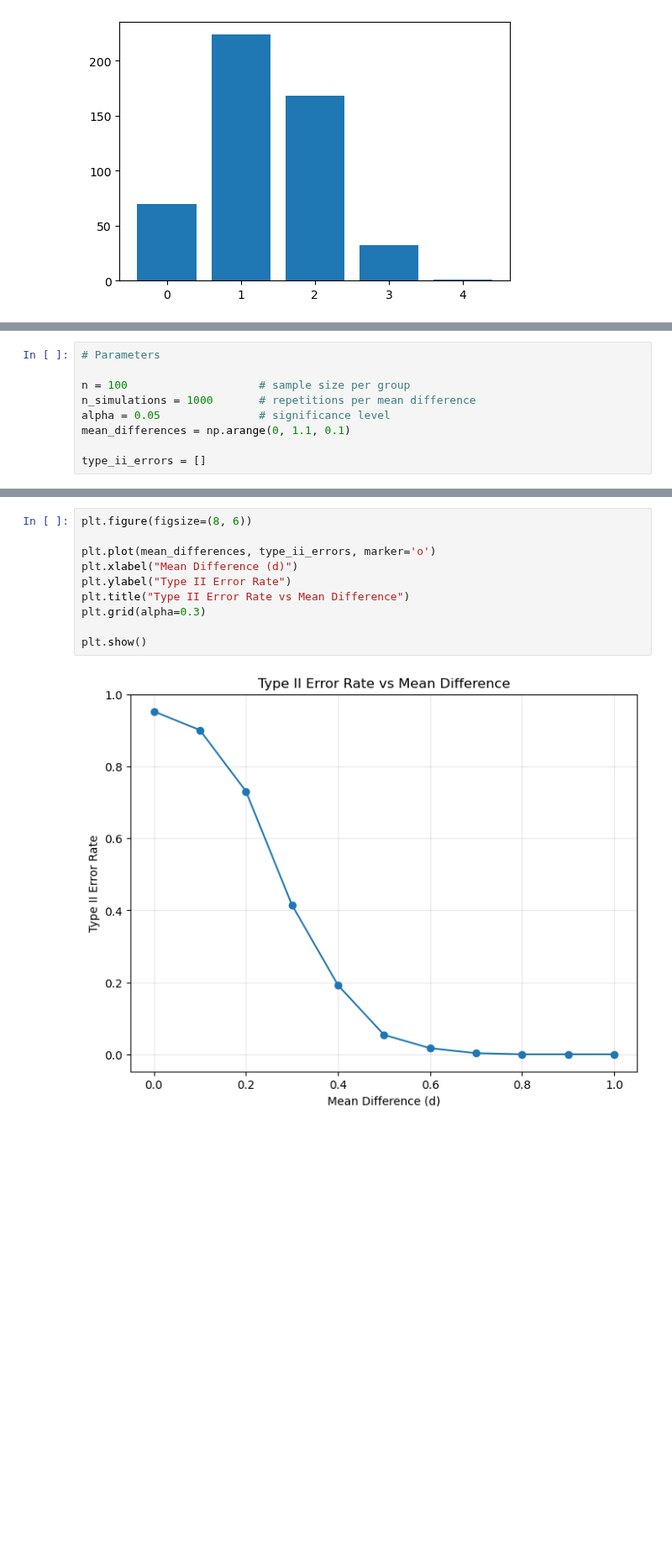
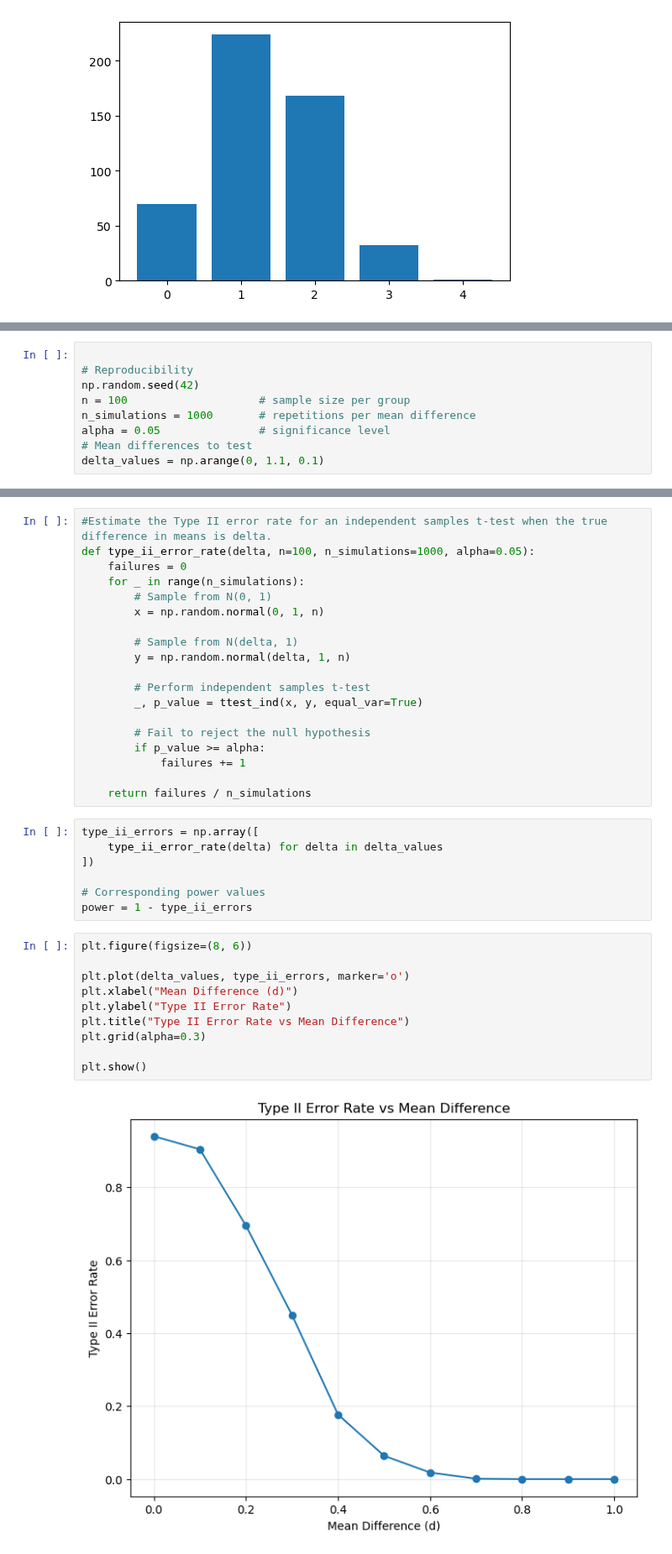
Before and after one commit to FabianeCancian/Applied-statistics, a Jupyter notebook: problems.ipynb, the cells around one changed output, grey strips where cells are left out. Shown at 84% size. Saved outputs shown, nothing was run; the diff lists cells and outputs as text; blank space fills up the shorter version.

```diff
--- a/problems.ipynb
+++ b/problems.ipynb
@@ -212,10 +208,10 @@ plt.show()
 ****
 # %%
-# Parameters
 
+# Reproducibility
+np.random.seed(42)
 n = 100                    # sample size per group
 n_simulations = 1000       # repetitions per mean difference
 alpha = 0.05               # significance level
-mean_differences = np.arange(0, 1.1, 0.1)
-
-type_ii_errors = []
+# Mean differences to test
+delta_values = np.arange(0, 1.1, 0.1)
@@ -247,12 +218,38 @@ type_ii_errors = np.array(type_ii_errors)
+# %%
+#Estimate the Type II error rate for an independent samples t-test when the true difference in means is delta.
+def type_ii_error_rate(delta, n=100, n_simulations=1000, alpha=0.05):
+    failures = 0
+    for _ in range(n_simulations):
+        # Sample from N(0, 1)
+        x = np.random.normal(0, 1, n)
+
+        # Sample from N(delta, 1)
+        y = np.random.normal(delta, 1, n)
+
+        # Perform independent samples t-test
+        _, p_value = ttest_ind(x, y, equal_var=True)
+
+        # Fail to reject the null hypothesis
+        if p_value >= alpha:
+            failures += 1
+
+    return failures / n_simulations
+# %%
+type_ii_errors = np.array([
+    type_ii_error_rate(delta) for delta in delta_values
+])
+
+# Corresponding power values
+power = 1 - type_ii_errors
 # %%
 plt.figure(figsize=(8, 6))
 
-plt.plot(mean_differences, type_ii_errors, marker='o')
+plt.plot(delta_values, type_ii_errors, marker='o')
 plt.xlabel("Mean Difference (d)")
 plt.ylabel("Type II Error Rate")
 plt.title("Type II Error Rate vs Mean Difference")
 plt.grid(alpha=0.3)
 
 plt.show()
 # %% [output]
-[figure, old version]
+[figure, new version]
```
Also changed, not shown: parts of 11 cells of this notebook.
